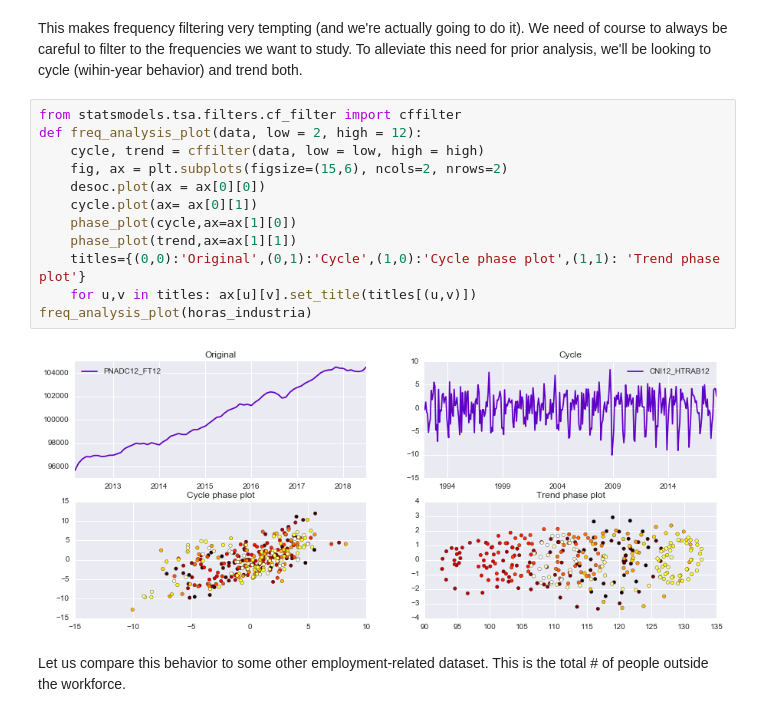
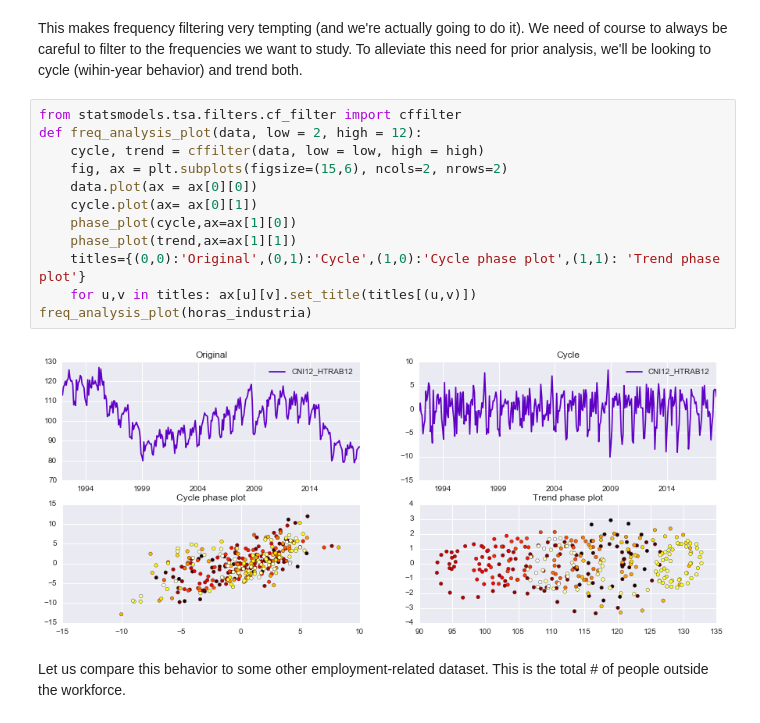
Before and after one commit to asemic-horizon/macro-phase-space, a Jupyter notebook: first steps.ipynb, the cells around one changed output. Drawn from its saved outputs; the diff is of its cells as text.

```diff
--- a/first steps.ipynb
+++ b/first steps.ipynb
@@ -142,17 +142,17 @@ This makes frequency filtering very tempting (and we're actually going to do it)
 # %%
 from statsmodels.tsa.filters.cf_filter import cffilter
 def freq_analysis_plot(data, low = 2, high = 12):
     cycle, trend = cffilter(data, low = low, high = high)
     fig, ax = plt.subplots(figsize=(15,6), ncols=2, nrows=2)
-    desoc.plot(ax = ax[0][0])
+    data.plot(ax = ax[0][0])
     cycle.plot(ax= ax[0][1])
     phase_plot(cycle,ax=ax[1][0])
     phase_plot(trend,ax=ax[1][1])
     titles={(0,0):'Original',(0,1):'Cycle',(1,0):'Cycle phase plot',(1,1): 'Trend phase plot'}
     for u,v in titles: ax[u][v].set_title(titles[(u,v)])
 freq_analysis_plot(horas_industria)
 # %% [output]
-[figure, old version]
+[figure, new version]
 # %% [markdown]
 Let us compare this behavior to some other employment-related dataset. This is the total # of people outside the workforce.
 # %%
```
